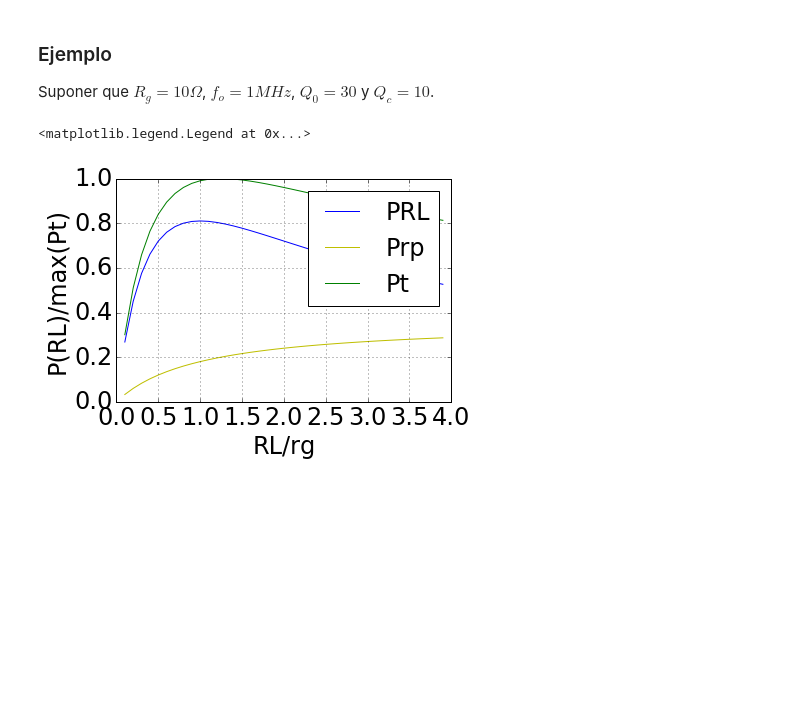
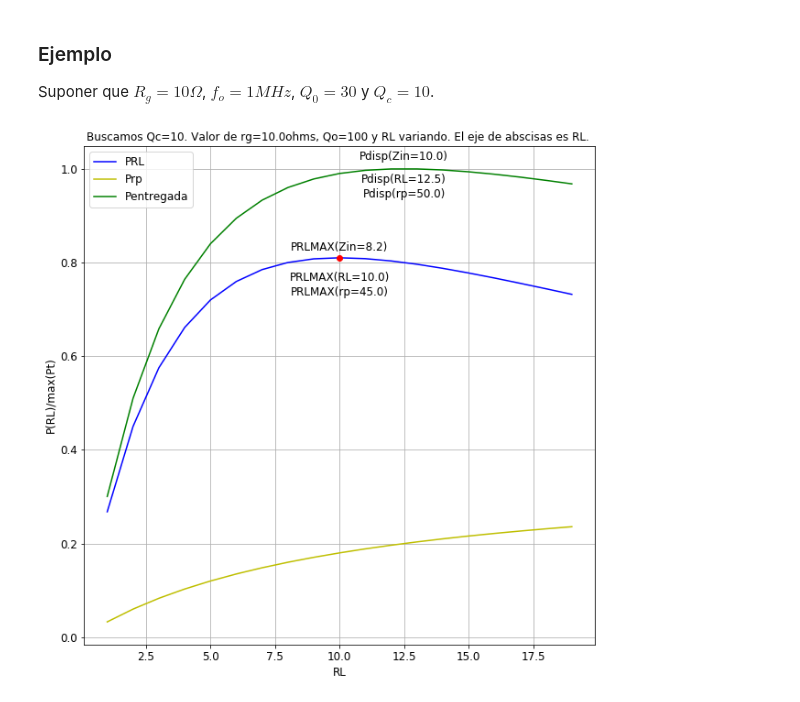
Before and after one commit to eaiii-frba-utn/2019, a Jupyter notebook: Redes_de_adaptacion/Maxima transferencia de energia a Qcte.ipynb, the cells around one changed output. Cells and saved outputs as stored; diff of their text form; code cells hidden in the pictures; blank space fills up the shorter version.

```diff
--- a/Redes_de_adaptacion/Maxima transferencia de energia a Qcte.ipynb
+++ b/Redes_de_adaptacion/Maxima transferencia de energia a Qcte.ipynb
@@ -6,12 +6,12 @@ from scipy import signal
 
 from IPython.display import Image
 %matplotlib inline
-params = {'legend.fontsize': 24,
-          'figure.figsize': (12, 8),
-         'axes.labelsize': 24,
-         'axes.titlesize': 24,
-         'xtick.labelsize':24,
-         'ytick.labelsize':24}
+params = {'legend.fontsize': 12,
+          'figure.figsize': (10, 10),
+         'axes.labelsize': 12,
+         'axes.titlesize': 12,
+         'xtick.labelsize':12,
+         'ytick.labelsize':12}
 plt.rcParams.update(params)
 # %% [markdown]
 ## Máxima transferencia $ Q $ constante.
@@ -20,6 +20,7 @@ Se  desea encontrar el valor de RL que maximice la tranferencia de energía desd
 
 Dado que el circuito sintonizado esta compuesto por dos componentes, L y C, para cada valor de RL podriamos proponer que el inductor L se escoja para tener un $Qc$ dado y, luego, se buscará el valor de C que sintonice a $wo$.
 # %%
+plt.rcParams.update(params)
 Image(filename= "fig/maxPot.png",width=450)
 # %% [output]
 [figure]
@@ -104,37 +105,76 @@ Qc = 10
 def PRL(ig, RL, rg, rp, Qc):
     return ig**2 * (RL * rg**2)/(RL + rg)**2 * (1 - Qc/Qo)**2
 
 
 def PRG(ig, RL, rg, rp):
     return ig**2 / rg / (1/RL +1/rg + 1/rp )**2
 
 def PRP(ig, RL, rg, rp):
     p =  ig**2 / rp / (1/RL +1/rg + 1/rp )**2
     return p
 
-rl = np.arange(1,40,1)
+rl = np.arange(1,20,1)
 
 prl  = list()
 prp  = list()
 prg  = list()
 pt   = list()
 for r in rl:
     prl.append( PRL(1, r, rg, Qo, Qc) )
 
 
     wL = (1/Qc - 1/Qo) * (r * rg)/(r + rg)
     prp.append(PRP(1, r, rg, (Qo * wL) ) )
 
     prg.append(PRG(1, r, rg, (Qo * wL) ) )
     pt.append(prl[-1] + prp[-1])
 
-plt.plot(rl/rg, prl / max(pt), 'b',label = 'PRL')
-plt.plot(rl/rg, prp / max(pt), 'y',label = 'Prp')
-plt.plot(rl/rg, pt / max(pt), 'g',label = 'Pt')
-plt.xlabel('RL/rg')
+plt.plot(rl, prl / max(pt), 'b',label = 'PRL')
+plt.plot(rl, prp / max(pt), 'y',label = 'Prp')
+plt.plot(rl, pt / max(pt), 'g',label = 'Pentregada')
+plt.xlabel('RL')
 plt.ylabel('P(RL)/max(Pt)')
+plt.title('Buscamos Qc={:1.0f}. Valor de rg={:1.1f}ohms, Qo={:1.0f} y RL variando. El eje de abscisas es RL. '.format(Qc,rg,Qo))
 plt.grid()
 plt.legend()
+
+# Condición de MAXIMA TRANSFERENCIA DE POTENCIA A Q constante
+# Para la maxima potencia a Qcte, (Q=10)
+rl = rg
+# Calculo wL
+wL = (1/Qc - 1/Qo) * (rl * rg)/(rl + rg)
+# dado que esta defindo Qo calculo la perdida:
+# Qo = rp/wL
+rp = Qo * wL
+Zin = rl * rp /(rl + rp)
+Prl = PRL(1, rl, rg, Qo, Qc)
+# Marco en el grafico
+plt.plot(rl, Prl / max(pt), 'or')
+plt.annotate(s='PRLMAX(Zin={:1.1f})'.format(Zin),xy=(rl,Prl*1.02/ max(pt)), xycoords='data',fontsize=12.0,textcoords='data',ha='center')
+plt.annotate(s='PRLMAX(RL={:1.1f})'.format(rl),xy=(rl,Prl*0.94/ max(pt)), xycoords='data',fontsize=12.0,textcoords='data',ha='center')
+plt.annotate(s='PRLMAX(rp={:1.1f})'.format(rp),xy=(rl,Prl*0.90/ max(pt)), xycoords='data',fontsize=12.0,textcoords='data',ha='center')
+
+
+# Condición de MAXIMA TRANSFERENCIA DE POTENCIA
+Zin = rg
+# Para el calculo de wl usamos la resistencia total
+# Calculo wL
+rt = (rg * Zin)/(rg + Zin)
+wL = (1/Qc) * rt
+
+# dado que esta defindo Qo calculo la perdida:
+# Qo = rp/wL
+rp = Qo * wL
+#1/rl = (1/Zin) - (1/rp)
+rl = 1/( (1/Zin) - (1/rp))
+
+Prl = PRL(1, rl, rg, Qo, Qc) / max(pt)
+# Marco en el grafico
+plt.annotate(s='Pdisp(Zin={:1.1f})'.format(Zin),xy=(rl,1.02), xycoords='data',fontsize=12.0,textcoords='data',ha='center')
+plt.annotate(s='Pdisp(RL={:1.1f})'.format(rl),xy=(rl,0.97), xycoords='data',fontsize=12.0,textcoords='data',ha='center')
+plt.annotate(s='Pdisp(rp={:1.1f})'.format(rp),xy=(rl,0.94), xycoords='data',fontsize=12.0,textcoords='data',ha='center')
+
+
+plt.show()
 # %% [output]
-<matplotlib.legend.Legend at 0x...>
-[figure, old version]
+[figure, new version]
```
Also changed, not shown: parts of 1 cell of this notebook, 45 other files.
